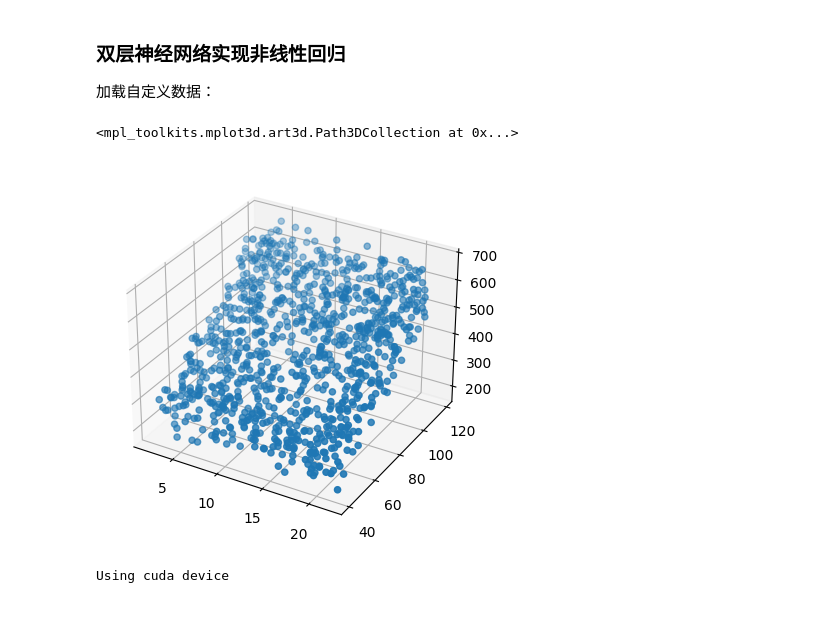
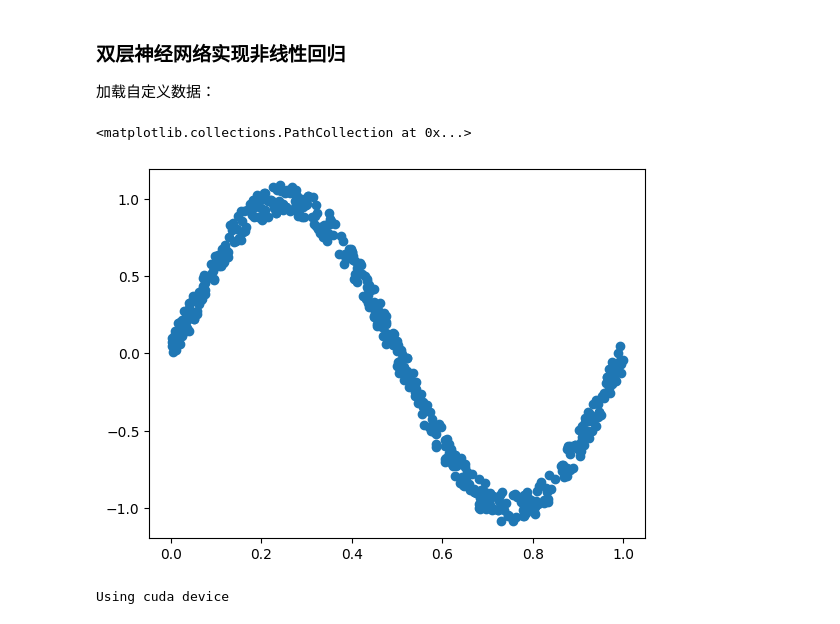
Before and after one commit to muyoou/AI_note, a Jupyter notebook: pytorch学习/双层神经网络实现非线性回归.ipynb, the cells around one changed output. Saved outputs shown, nothing was run; the diff lists cells and outputs as text; code cells hidden in the pictures.

```diff
--- a/pytorch学习/双层神经网络实现非线性回归.ipynb
+++ b/pytorch学习/双层神经网络实现非线性回归.ipynb
@@ -4,14 +4,12 @@
 # %%
 import pandas as pd
 import torch
-data = pd.read_csv("data/myData/data_2d.csv")
-X = torch.tensor(data.iloc[1, 1:3]).float()
-x_mean = data["X"].mean()
-y_mean = data["Y"].mean()
-z_mean = data["Z"].mean()
-x_std = data["X"].std()
-y_std = data["Y"].std()
-z_std = data["Z"].std()
+import matplotlib.pyplot as plt
+data = pd.read_csv("data/myData/data_3d.csv")
+plt.scatter(data['X'],data['Y'])
+# %% [output]
+<matplotlib.collections.PathCollection at 0x...>
+[figure, added]
 # %%
 import pandas as pd
 from torch.utils.data import DataLoader, TensorDataset
@@ -46,13 +28,7 @@ class CustomDataset(Dataset):
         return X, Y
 # %%
-training_data = CustomDataset("data/myData/data_2d.csv",transform=transform,target_transform=target_transform)
+training_data = CustomDataset("data/myData/data_3d.csv")
 train_dataloader = DataLoader(training_data, batch_size=10, shuffle=True)
-fig = plt.figure()
-ax = fig.add_subplot(111, projection='3d')
-ax.scatter(training_data.data["X"], training_data.data["Y"], training_data.data["Z"])
-# %% [output]
-<mpl_toolkits.mplot3d.art3d.Path3DCollection at 0x...>
-[figure, removed]
 # %%
 import torch
 from torch import nn
```
Also changed, not shown: parts of 12 cells of this notebook.
